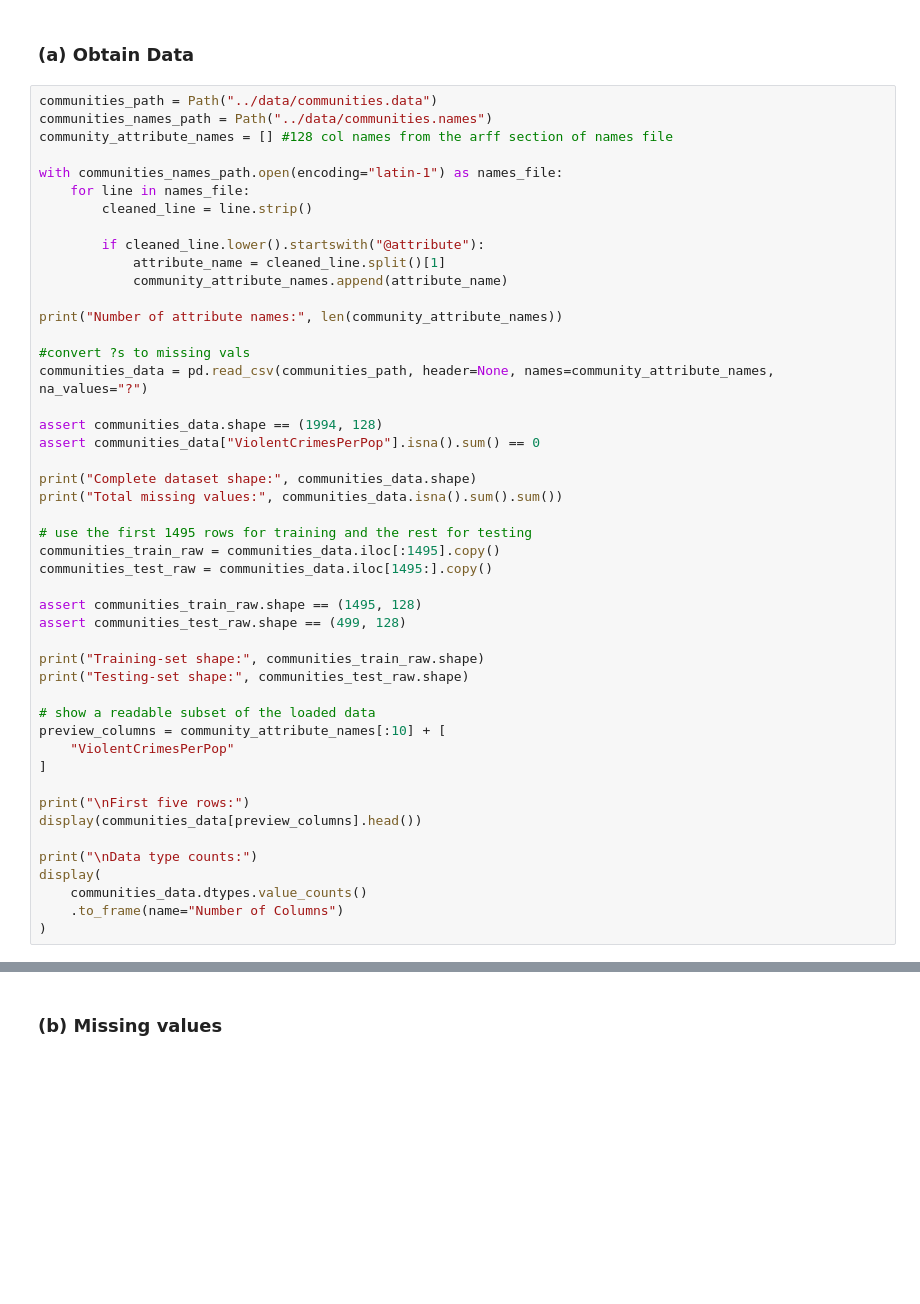
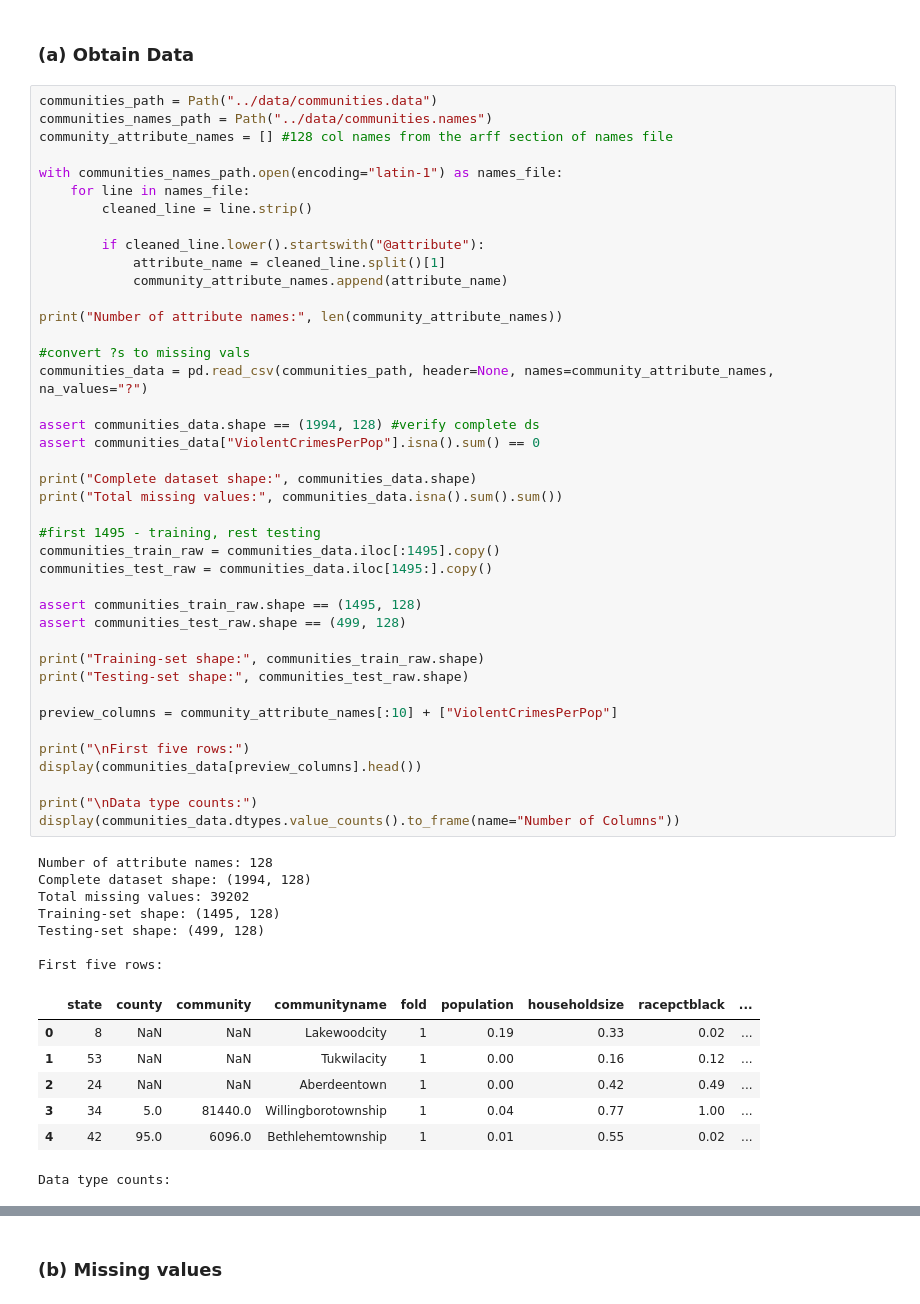
Before and after one commit to manvsatish/dsci-552-hw-5, a Jupyter notebook: notebook/Satish_Manvika_HW5.ipynb, the cells around one changed output, grey strips where cells are left out. Cells and saved outputs as stored; diff of their text form; blank space fills up the shorter version.

```diff
--- a/notebook/Satish_Manvika_HW5.ipynb
+++ b/notebook/Satish_Manvika_HW5.ipynb
@@ -324,40 +324,49 @@ with communities_names_path.open(encoding="latin-1") as names_file:
         cleaned_line = line.strip()
 
         if cleaned_line.lower().startswith("@attribute"):
             attribute_name = cleaned_line.split()[1]
             community_attribute_names.append(attribute_name)
 
 print("Number of attribute names:", len(community_attribute_names))
 
 #convert ?s to missing vals
 communities_data = pd.read_csv(communities_path, header=None, names=community_attribute_names, na_values="?")
 
-assert communities_data.shape == (1994, 128)
+assert communities_data.shape == (1994, 128) #verify complete ds
 assert communities_data["ViolentCrimesPerPop"].isna().sum() == 0
 
 print("Complete dataset shape:", communities_data.shape)
 print("Total missing values:", communities_data.isna().sum().sum())
 
-# use the first 1495 rows for training and the rest for testing
+#first 1495 - training, rest testing
 communities_train_raw = communities_data.iloc[:1495].copy()
 communities_test_raw = communities_data.iloc[1495:].copy()
 
 assert communities_train_raw.shape == (1495, 128)
 assert communities_test_raw.shape == (499, 128)
 
 print("Training-set shape:", communities_train_raw.shape)
 print("Testing-set shape:", communities_test_raw.shape)
 
-# show a readable subset of the loaded data
-preview_columns = community_attribute_names[:10] + [
-    "ViolentCrimesPerPop"
-]
+preview_columns = community_attribute_names[:10] + ["ViolentCrimesPerPop"]
 
 print("\nFirst five rows:")
 display(communities_data[preview_columns].head())
 
 print("\nData type counts:")
-display(
-    communities_data.dtypes.value_counts()
-    .to_frame(name="Number of Columns")
-)
+display(communities_data.dtypes.value_counts().to_frame(name="Number of Columns"))
+# %% [output]
+Number of attribute names: 128
+Complete dataset shape: (1994, 128)
+Total missing values: 39202
+Training-set shape: (1495, 128)
+Testing-set shape: (499, 128)
+
+First five rows:
+|  | state | county | community | communityname | fold | population | householdsize | racepctblack | ... |
+| 0 | 8 | NaN | NaN | Lakewoodcity | 1 | 0.19 | 0.33 | 0.02 | ... |
+| 1 | 53 | NaN | NaN | Tukwilacity | 1 | 0.00 | 0.16 | 0.12 | ... |
+| 2 | 24 | NaN | NaN | Aberdeentown | 1 | 0.00 | 0.42 | 0.49 | ... |
+| 3 | 34 | 5.0 | 81440.0 | Willingborotownship | 1 | 0.04 | 0.77 | 1.00 | ... |
+| 4 | 42 | 95.0 | 6096.0 | Bethlehemtownship | 1 | 0.01 | 0.55 | 0.02 | ... |
+Data type counts:
```
Also changed, not shown: parts of 1 cell of this notebook.
